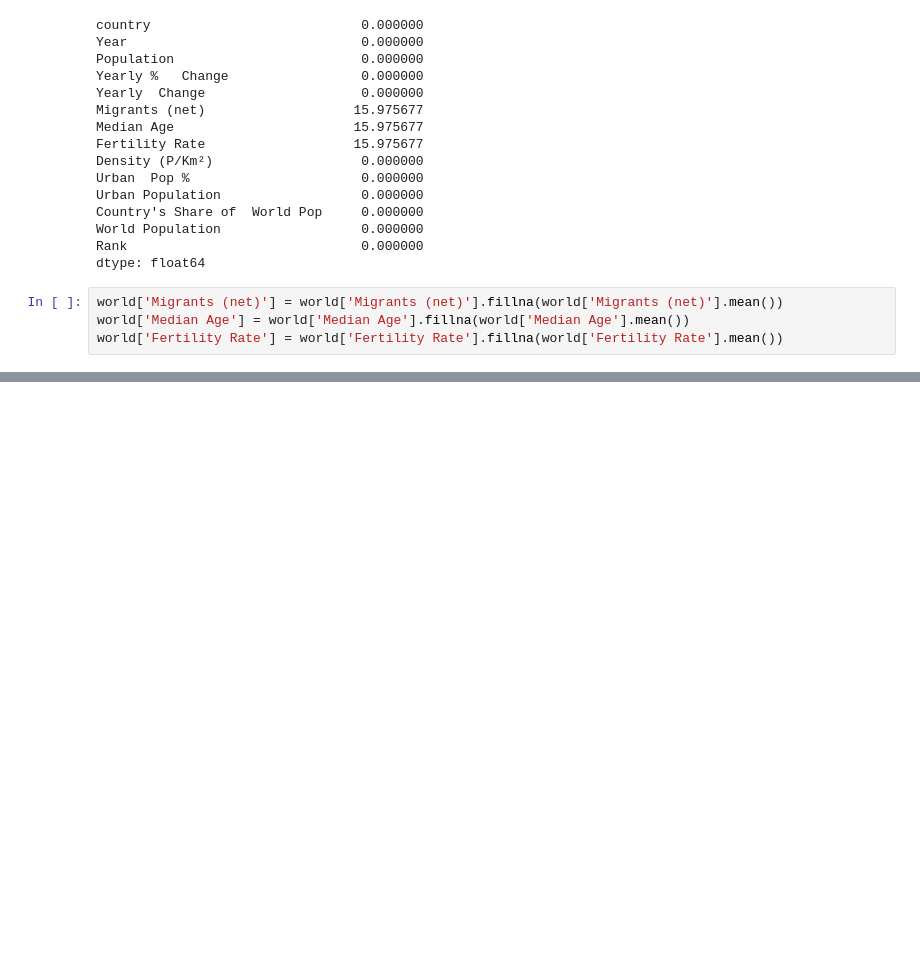
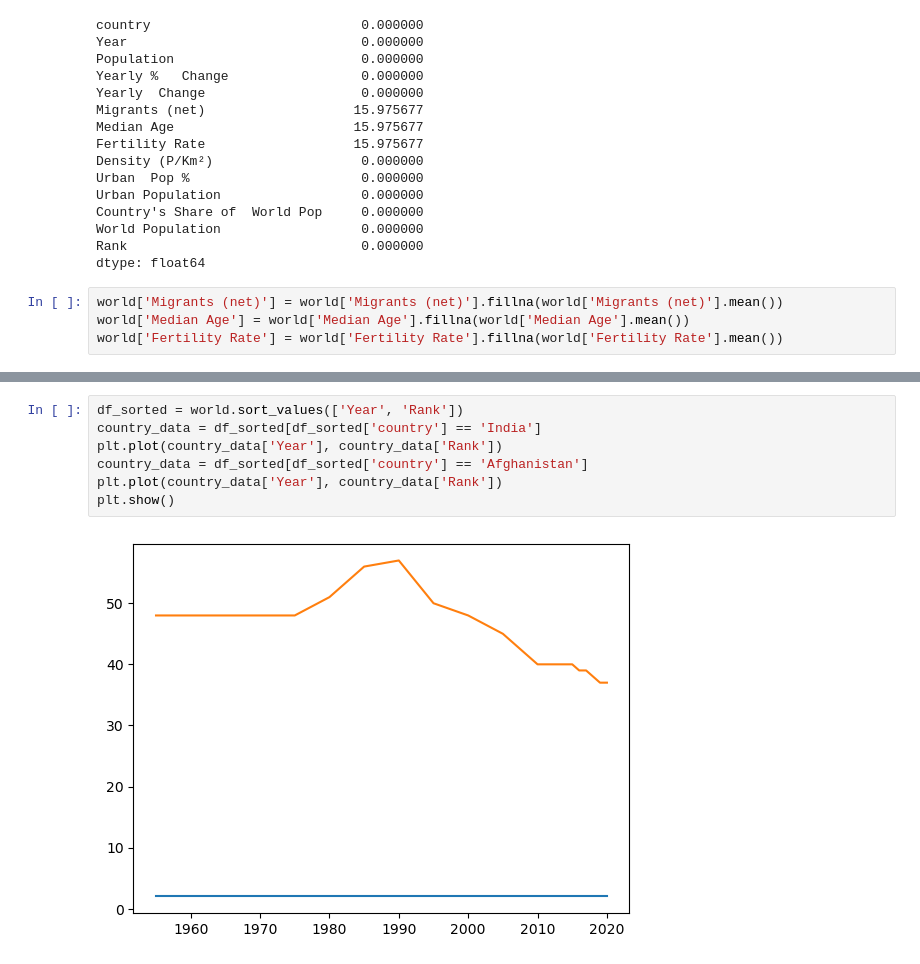
Before and after one commit to ShubhamGupta2505/MachineLearningPractice, a Jupyter notebook: eda-on-world-population-dataset.ipynb, the cells around one changed output, grey strips where cells are left out. Drawn from its saved outputs; the diff is of its cells as text; blank space fills up the shorter version.

```diff
--- a/eda-on-world-population-dataset.ipynb
+++ b/eda-on-world-population-dataset.ipynb
@@ -106,0 +259,9 @@ world['Fertility Rate'] = world['Fertility Rate'].fillna(world['Fertility Rate']
+# %%
+df_sorted = world.sort_values(['Year', 'Rank'])
+country_data = df_sorted[df_sorted['country'] == 'India']
+plt.plot(country_data['Year'], country_data['Rank'])
+country_data = df_sorted[df_sorted['country'] == 'Afghanistan']
+plt.plot(country_data['Year'], country_data['Rank'])
+plt.show()
+# %% [output]
+[figure, added]
```
Also changed, not shown: parts of 13 cells of this notebook.
